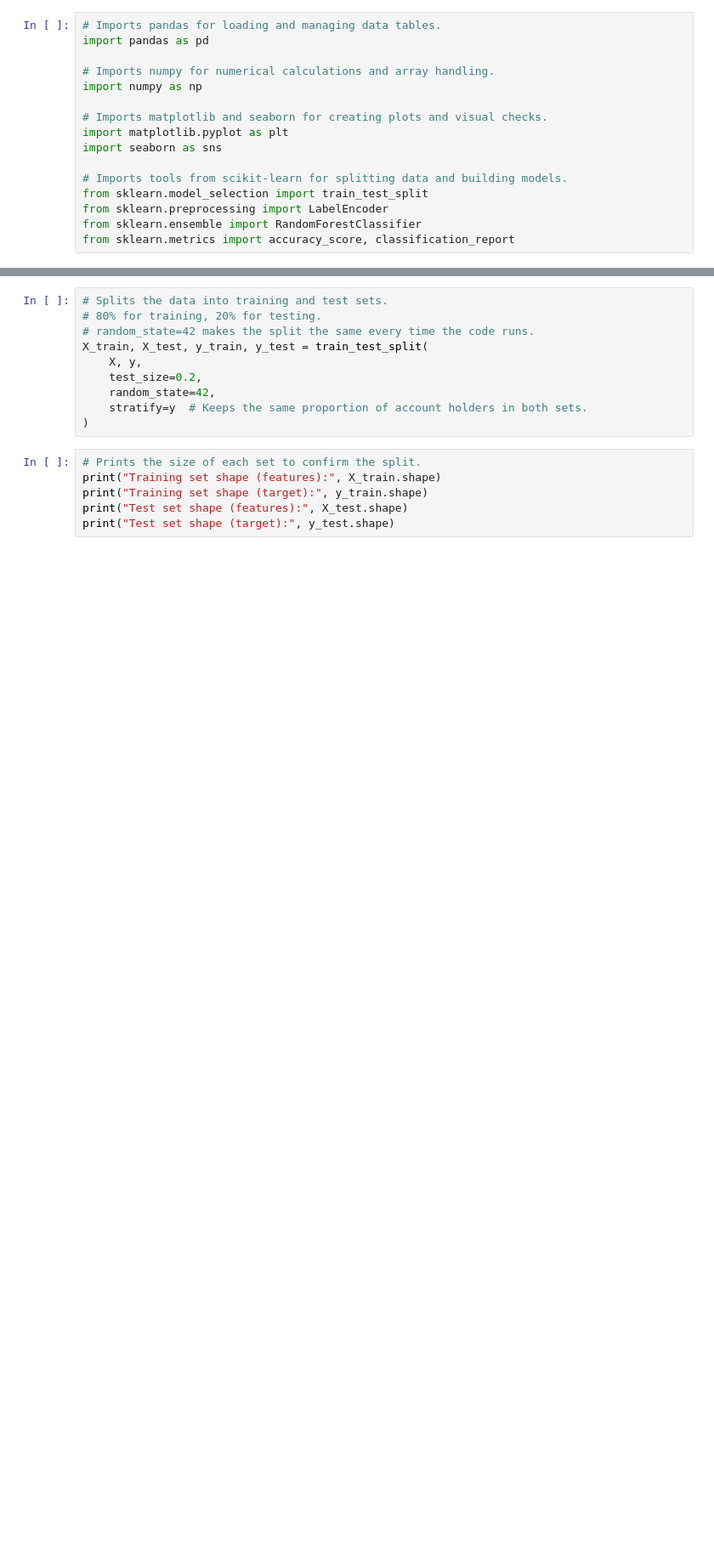
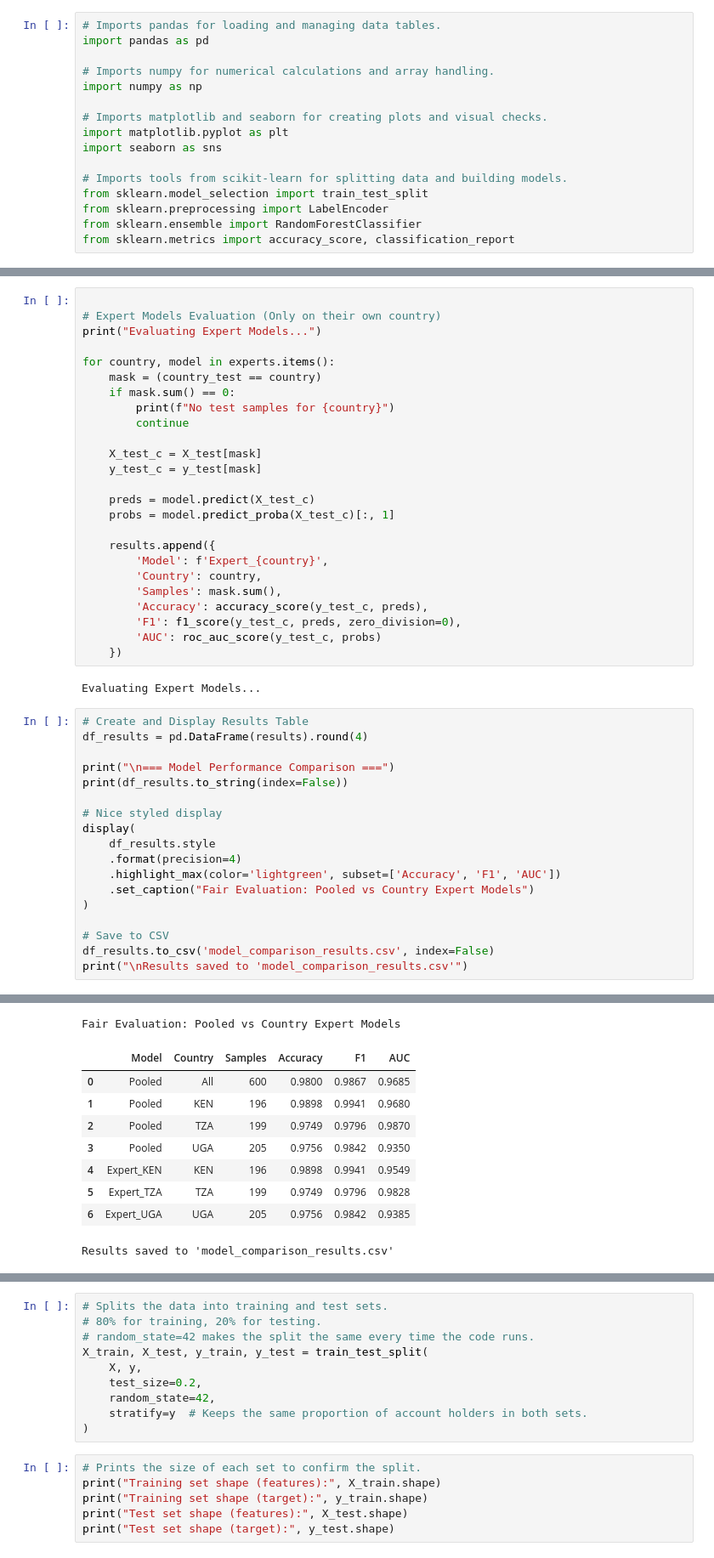
Before and after one commit to sitahlango-maker/Financial_Inclusion, a Jupyter notebook: copy_of_financialinclusion.ipynb, the cells around one changed output, grey strips where cells are left out. Shown at 85% size. Drawn from its saved outputs; the diff is of its cells as text; blank space fills up the shorter version.

```diff
--- a/copy_of_financialinclusion.ipynb
+++ b/copy_of_financialinclusion.ipynb
@@ -546,0 +799,46 @@ from sklearn.model_selection import train_test_split
+# %%
+
+# Expert Models Evaluation (Only on their own country)
+print("Evaluating Expert Models...")
+
+for country, model in experts.items():
+    mask = (country_test == country)
+    if mask.sum() == 0:
+        print(f"No test samples for {country}")
+        continue
+
+    X_test_c = X_test[mask]
+    y_test_c = y_test[mask]
+
+    preds = model.predict(X_test_c)
+    probs = model.predict_proba(X_test_c)[:, 1]
+
+    results.append({
+        'Model': f'Expert_{country}',
+        'Country': country,
+        'Samples': mask.sum(),
+        'Accuracy': accuracy_score(y_test_c, preds),
+        'F1': f1_score(y_test_c, preds, zero_division=0),
+        'AUC': roc_auc_score(y_test_c, probs)
+    })
+# %% [output]
+Evaluating Expert Models...
+# %%
+# Create and Display Results Table
+df_results = pd.DataFrame(results).round(4)
+
+print("\n=== Model Performance Comparison ===")
+print(df_results.to_string(index=False))
+
+# Nice styled display
+display(
+    df_results.style
+    .format(precision=4)
+    .highlight_max(color='lightgreen', subset=['Accuracy', 'F1', 'AUC'])
+    .set_caption("Fair Evaluation: Pooled vs Country Expert Models")
+)
+
+# Save to CSV
+df_results.to_csv('model_comparison_results.csv', index=False)
+print("\nResults saved to 'model_comparison_results.csv'")
+# %% [output]
@@ -546,0 +854,10 @@ from sklearn.model_selection import train_test_split
+Fair Evaluation: Pooled vs Country Expert Models
+|  | Model | Country | Samples | Accuracy | F1 | AUC |
+| 0 | Pooled | All | 600 | 0.9800 | 0.9867 | 0.9685 |
+| 1 | Pooled | KEN | 196 | 0.9898 | 0.9941 | 0.9680 |
+| 2 | Pooled | TZA | 199 | 0.9749 | 0.9796 | 0.9870 |
+| 3 | Pooled | UGA | 205 | 0.9756 | 0.9842 | 0.9350 |
+| 4 | Expert_KEN | KEN | 196 | 0.9898 | 0.9941 | 0.9549 |
+| 5 | Expert_TZA | TZA | 199 | 0.9749 | 0.9796 | 0.9828 |
+| 6 | Expert_UGA | UGA | 205 | 0.9756 | 0.9842 | 0.9385 |
+Results saved to 'model_comparison_results.csv'
```
Also changed, not shown: parts of 73 cells of this notebook.
